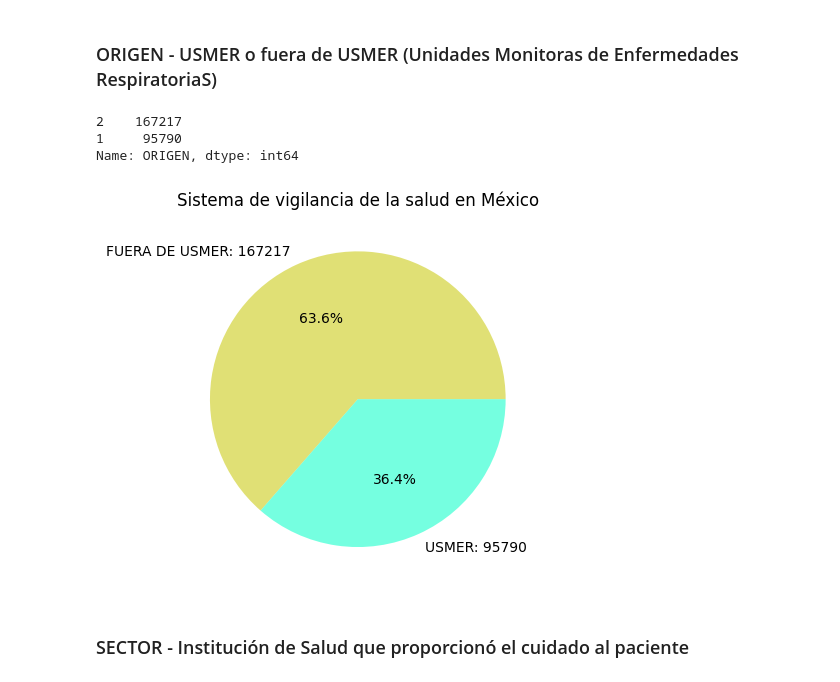
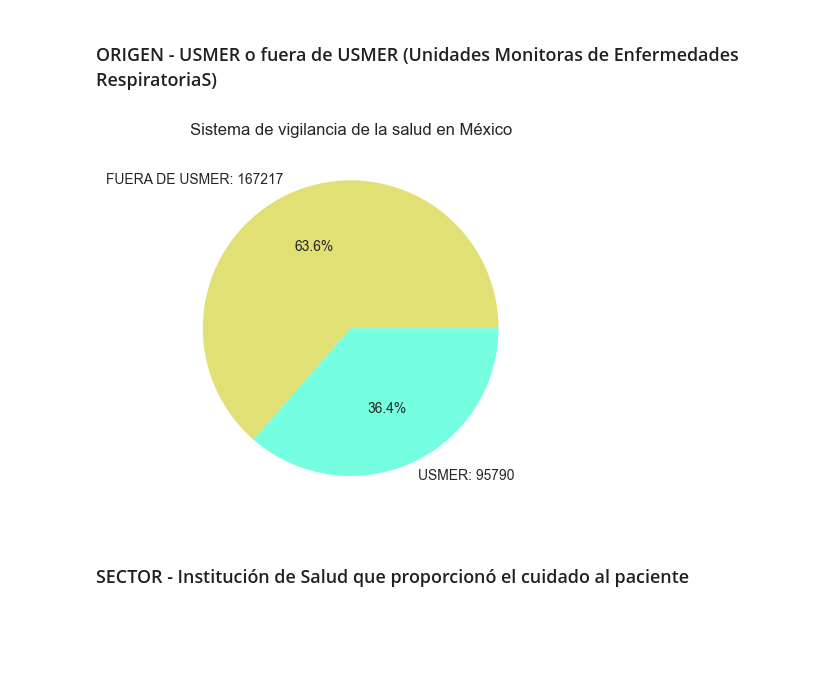
Before and after one commit to Edgar-La/Covid_19_Mexico, a Jupyter notebook: Final_Project.ipynb, the cells around one changed output. Drawn from its saved outputs; the diff is of its cells as text; code cells hidden in the pictures; blank space fills up the shorter version.

```diff
--- a/Final_Project.ipynb
+++ b/Final_Project.ipynb
@@ -116,3 +118,25 @@ Usar técnicas de visualización como histogramas, gráficas de dispresión, gr
+# %%
+# Funcion para automatizar el despliegue de graficas de pastel
+def grafica_pastel(atributo, titulo = 'Grafica pastel', diccionario = None, explode=(0.0,.1, 0.1), colors = [(0.0, 0.3, .6, 0.6), (.6, 0.1, 0.0, 0.6), (.6, 0.0, 0.0, 0.3)]):
+    if diccionario == None:
+        dictionary = {1: "SI",
+                      2: "NO",
+                      97: "NO APLICA",
+                      98: "SE IGNORA",
+                      99: "NO ESPECIFICA"}
+    else:
+        dictionary = diccionario
+
+    value_counts = pd.Series([dictionary[item] for item in df_clean[atributo]]).value_counts()
+
+    labels = [key + ': ' + str(value) for key, value in zip(value_counts.index.tolist(), value_counts.values.tolist())]
+
+    plt.pie(value_counts,
+            labels = labels,
+            explode=explode,
+            colors = colors,
+            autopct='%1.1f%%')
+    plt.title(titulo);
 # %%
 df_clean.head()
 # %% [output]
@@ -276,26 +289,13 @@ plt.show()
 # %% [markdown]
 ### ORIGEN - USMER o fuera de USMER (Unidades Monitoras de Enfermedades RespiratoriaS)
-# %%
-df_clean['ORIGEN'].value_counts()
-# %% [output]
-2    167217
-1     95790
-Name: ORIGEN, dtype: int64
-# %%
-tipo_paciente = {
-    1: "USMER",
-    2: "FUERA DE USMER",
-}
-origen_value_counts = pd.Series([tipo_paciente[item] for item in df_clean['ORIGEN']]).value_counts()
-
-plt.pie(origen_value_counts,
-        labels = ['FUERA DE USMER: ' + str(origen_value_counts[0]),
-                  'USMER: ' + str(origen_value_counts[1])],
-        colors = [(0.8, .8, .1, 0.6), (0.1, 1, .8, 0.6)],
-        autopct='%1.1f%%')
-plt.title('Sistema de vigilancia de la salud en México');
-# %% [output]
-[figure, removed]
+# %%
+grafica_pastel('ORIGEN',
+               titulo='Sistema de vigilancia de la salud en México',
+               diccionario = {1: "USMER", 2: "FUERA DE USMER",},
+               explode=(0.0, 0),
+               colors=[(0.8, .8, .1, 0.6), (0.1, 1, .8, 0.6)])
+# %% [output]
+[figure, added]
 # %% [markdown]
 ### SECTOR - Institución de Salud que proporcionó el cuidado al paciente
 # %%
```
Also changed, not shown: parts of 49 cells of this notebook.
